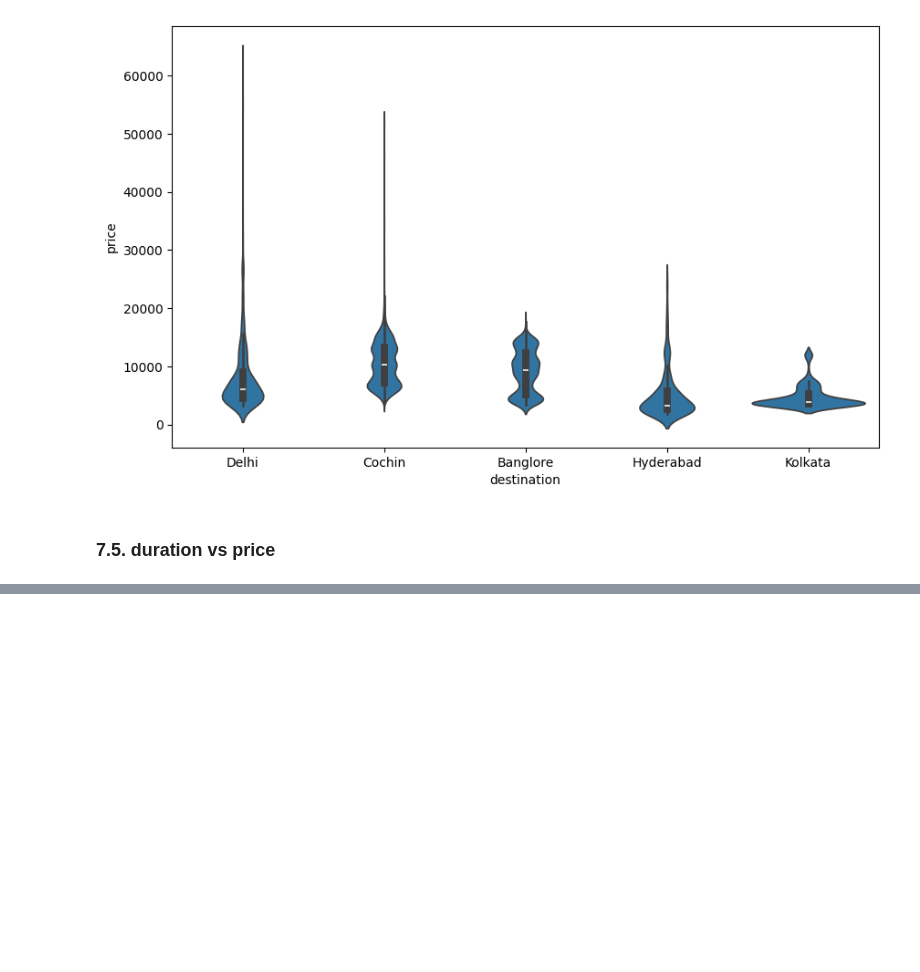
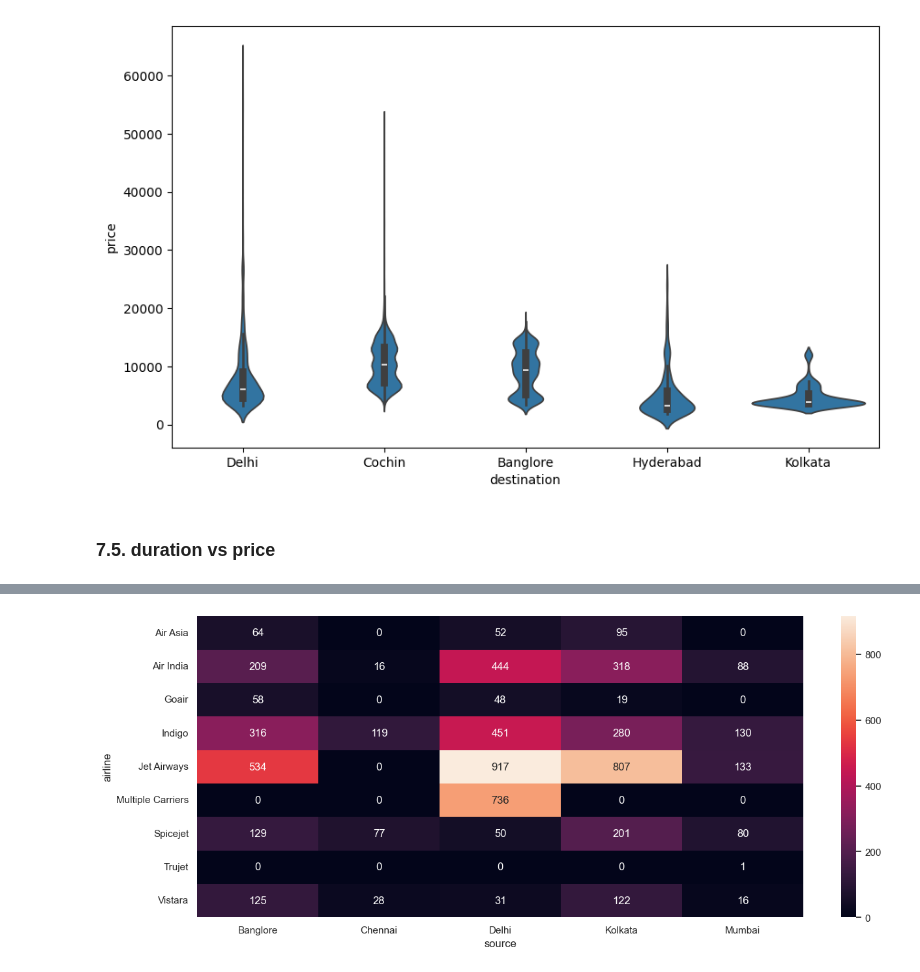
Before and after one commit to PRSOUBHAGYA/flights-price-prediction-sagemaker, a Jupyter notebook: notebook/eda.ipynb, the cells around one changed output, grey strips where cells are left out. Cells and saved outputs as stored; diff of their text form; code cells hidden in the pictures; blank space fills up the shorter version.

```diff
--- a/notebook/eda.ipynb
+++ b/notebook/eda.ipynb
@@ -535,0 +585,6 @@ sns.regplot(train_df,x='duration',y='price')
+# %%
+plt.figure(figsize=(15,6))
+sns.heatmap(pd.crosstab(train_df.airline, train_df.source),annot=True,fmt='1')
+plt.show()
+# %% [output]
+[figure, added]
```
Also changed, not shown: parts of 11 cells of this notebook.
